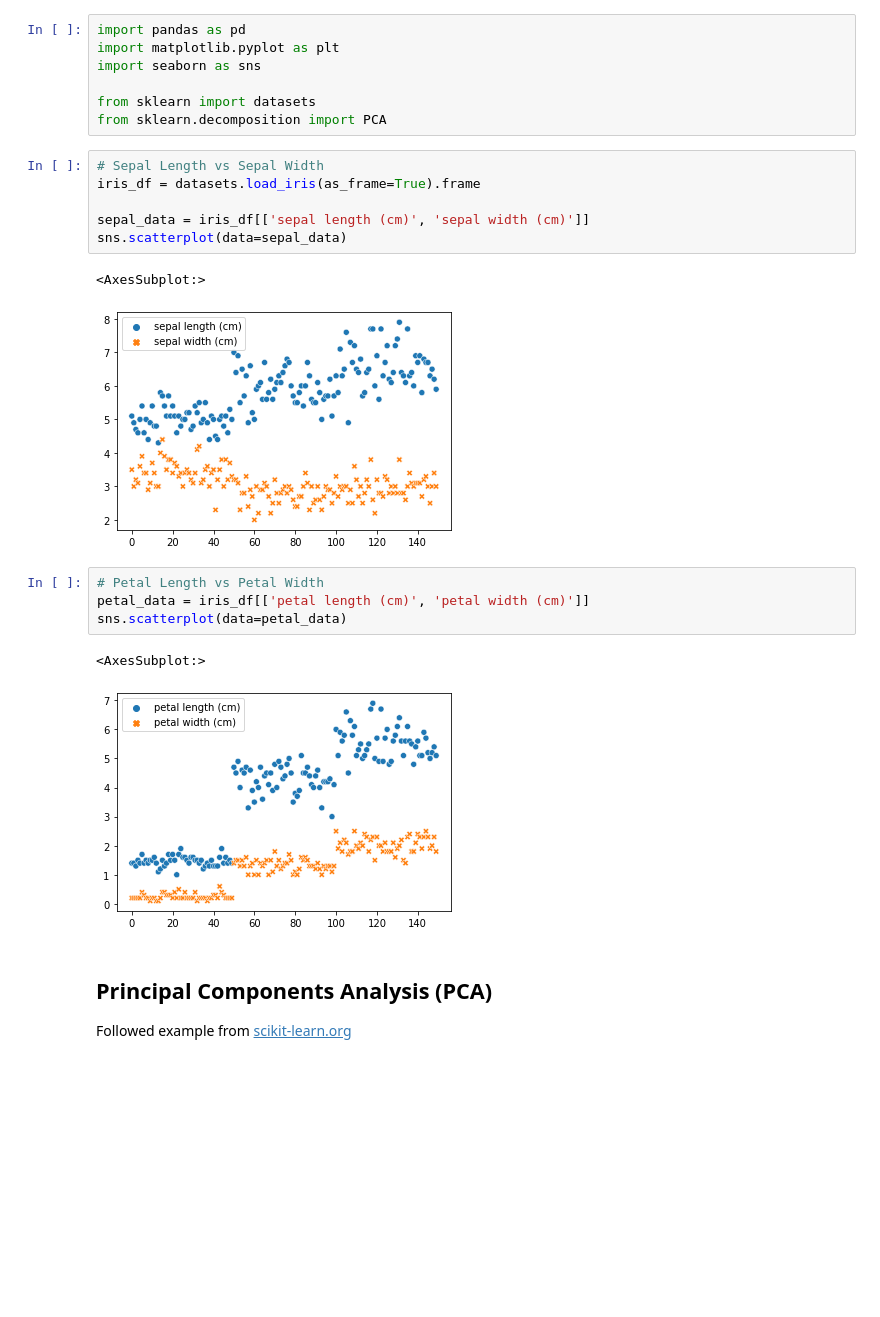
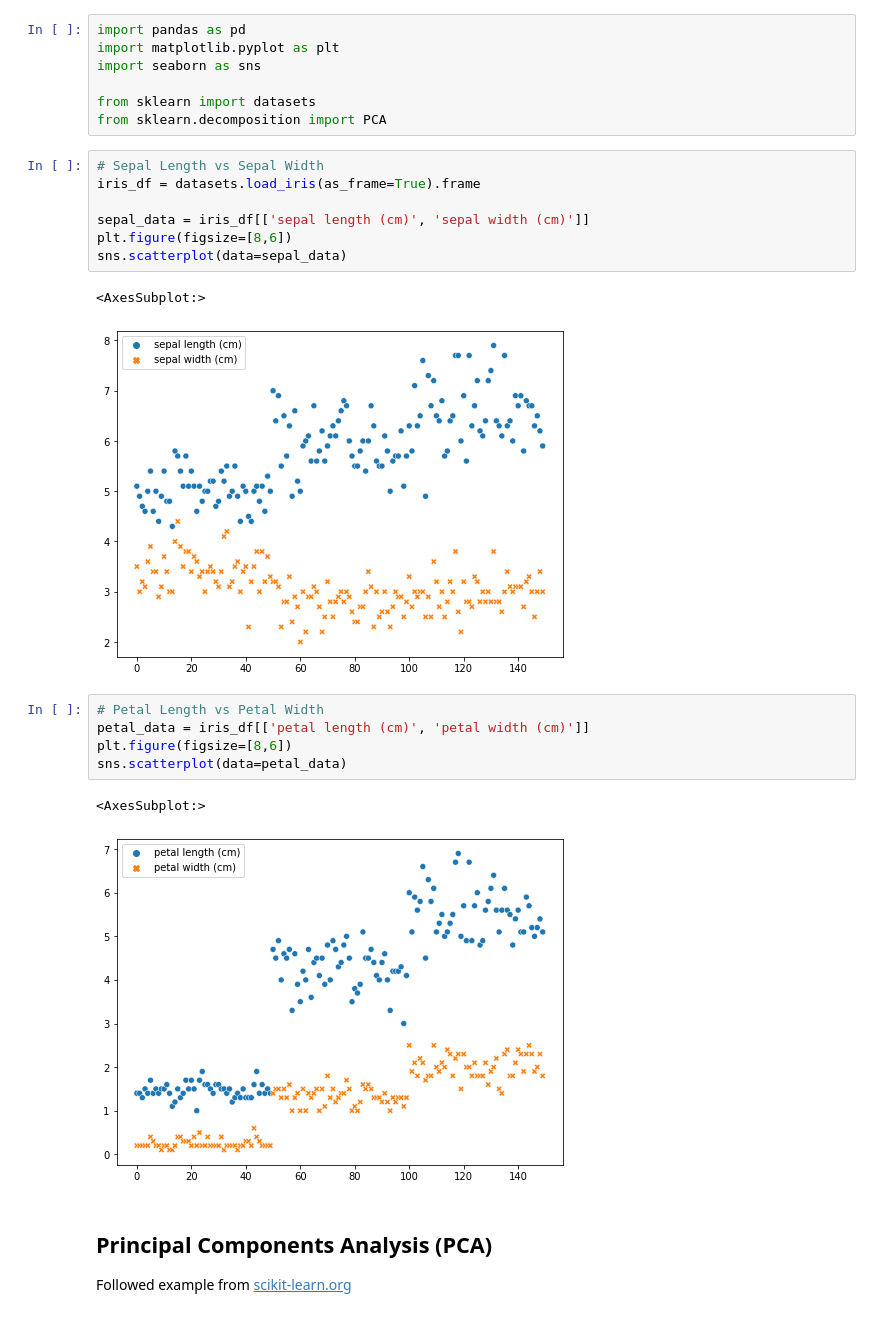
Before and after one commit to mbozada/data-science, a Jupyter notebook: iris.ipynb, the cells around one changed output. Drawn from its saved outputs; the diff is of its cells as text; blank space fills up the shorter version.

Commit message:
Adjusted size of plots

```diff
--- a/iris.ipynb
+++ b/iris.ipynb
@@ -8,19 +8,21 @@ from sklearn.decomposition import PCA
 # %%
 # Sepal Length vs Sepal Width
 iris_df = datasets.load_iris(as_frame=True).frame
 
 sepal_data = iris_df[['sepal length (cm)', 'sepal width (cm)']]
+plt.figure(figsize=[8,6])
 sns.scatterplot(data=sepal_data)
 # %% [output]
 <AxesSubplot:>
-[figure, old version]
+[figure, new version]
 # %%
 # Petal Length vs Petal Width
 petal_data = iris_df[['petal length (cm)', 'petal width (cm)']]
+plt.figure(figsize=[8,6])
 sns.scatterplot(data=petal_data)
 # %% [output]
 <AxesSubplot:>
-[figure, old version]
+[figure, new version]
 # %% [markdown]
 ## Principal Components Analysis (PCA)
 Followed example from [scikit-learn.org](https://scikit-learn.org/stable/auto_examples/datasets/plot_iris_dataset.html?highlight=iris)
```
Also changed, not shown: parts of 1 cell of this notebook.
